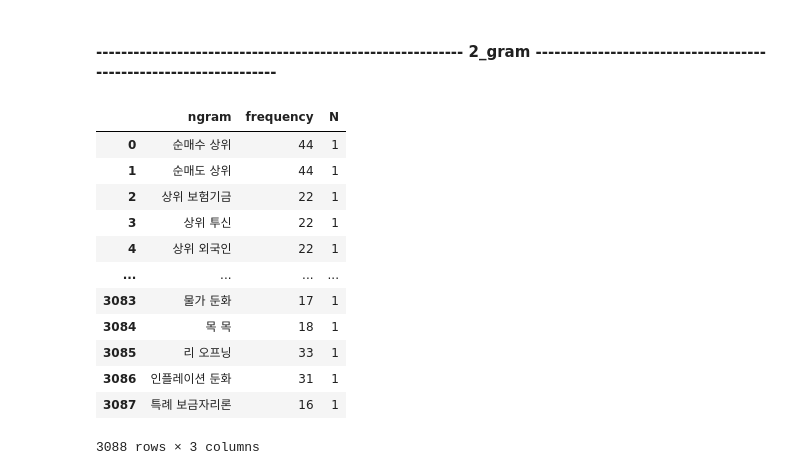
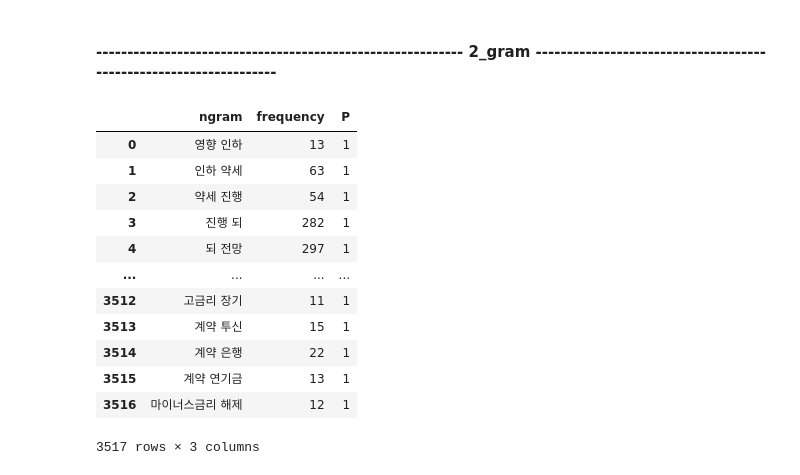
Before and after one commit to jmp-fullstack/BOK_project_TEAM3, a Jupyter notebook: modeling/Y_NBC/labeling_1.ipynb, the cells around one changed output. Cells and saved outputs as stored; diff of their text form; code cells hidden in the pictures.

```diff
--- a/modeling/Y_NBC/labeling_1.ipynb
+++ b/modeling/Y_NBC/labeling_1.ipynb
@@ -119,7 +119,7 @@ mpck = MPCK()
 news_pattern = ['\\[.*\\]','(?<=[가-힣])\\.','\\w{4,}\\@[a-zA-Z0-9\\-]{2,}\\.[a-z]{2,}(\\.[a-z]{2})?','....기자']
 bone_pattern = []
 
-result_path = './crawl_result/edaily_news.json'
+result_path = './crawl_result/edaily_news_test.json'
 df = pd.read_json(result_path)
 df = df.sort_values(by=["date"], ascending=False) # 날짜별 내림차순
 
@@ -518,45 +551,45 @@ merged_df
 # %% [markdown]
 #### ----------------------------------------------------------- 2_gram ------------------------------------------------------------------
 # %%
-# 2-gram
+# P 2-gram
 from collections import defaultdict
 import pandas as pd
 
 def generate_ngrams(text, n):
     ngrams = []
     for row in text:
         words = row.split()
         ngrams.extend([' '.join(words[i:i+n]) for i in range(len(words)-n+1)])
     return ngrams
 
 def count_ngrams(ngrams):
     ngram_counts = defaultdict(int)
     for ngram in ngrams:
         ngram_counts[ngram] += 1
     return ngram_counts
 
 n = 2
 ngrams = generate_ngrams(df_P['words'], n)
 ngram_counts = count_ngrams(ngrams)
 
 # 빈도수가 15 이상인 n-gram만 선택
-selected_ngrams = {ngram: count for ngram, count in ngram_counts.items() if count >= 15}
+selected_ngrams = {ngram: count for ngram, count in ngram_counts.items() if count >= 10}
 
 # 데이터프레임으로 변환
-selected_ngrams_df = pd.DataFrame(list(selected_ngrams.items()), columns=['ngram', 'frequency'])
-selected_ngrams_df['N'] = 1
-selected_ngrams_df
+P_2gram_df = pd.DataFrame(list(selected_ngrams.items()), columns=['ngram', 'frequency'])
+P_2gram_df['P'] = 1
+P_2gram_df
 # %% [output]
-|  | ngram | frequency | N |
-| 0 | 순매수 상위 | 44 | 1 |
-| 1 | 순매도 상위 | 44 | 1 |
-| 2 | 상위 보험기금 | 22 | 1 |
-| 3 | 상위 투신 | 22 | 1 |
-| 4 | 상위 외국인 | 22 | 1 |
+|  | ngram | frequency | P |
+| 0 | 영향 인하 | 13 | 1 |
+| 1 | 인하 약세 | 63 | 1 |
+| 2 | 약세 진행 | 54 | 1 |
+| 3 | 진행 되 | 282 | 1 |
+| 4 | 되 전망 | 297 | 1 |
 | ... | ... | ... | ... |
-| 3083 | 물가 둔화 | 17 | 1 |
-| 3084 | 목 목 | 18 | 1 |
-| 3085 | 리 오프닝 | 33 | 1 |
-| 3086 | 인플레이션 둔화 | 31 | 1 |
-| 3087 | 특례 보금자리론 | 16 | 1 |
+| 3512 | 고금리 장기 | 11 | 1 |
+| 3513 | 계약 투신 | 15 | 1 |
+| 3514 | 계약 은행 | 22 | 1 |
+| 3515 | 계약 연기금 | 13 | 1 |
+| 3516 | 마이너스금리 해제 | 12 | 1 |
-3088 rows × 3 columns
+3517 rows × 3 columns
```
Also changed, not shown: parts of 29 cells of this notebook, 10 other files.
